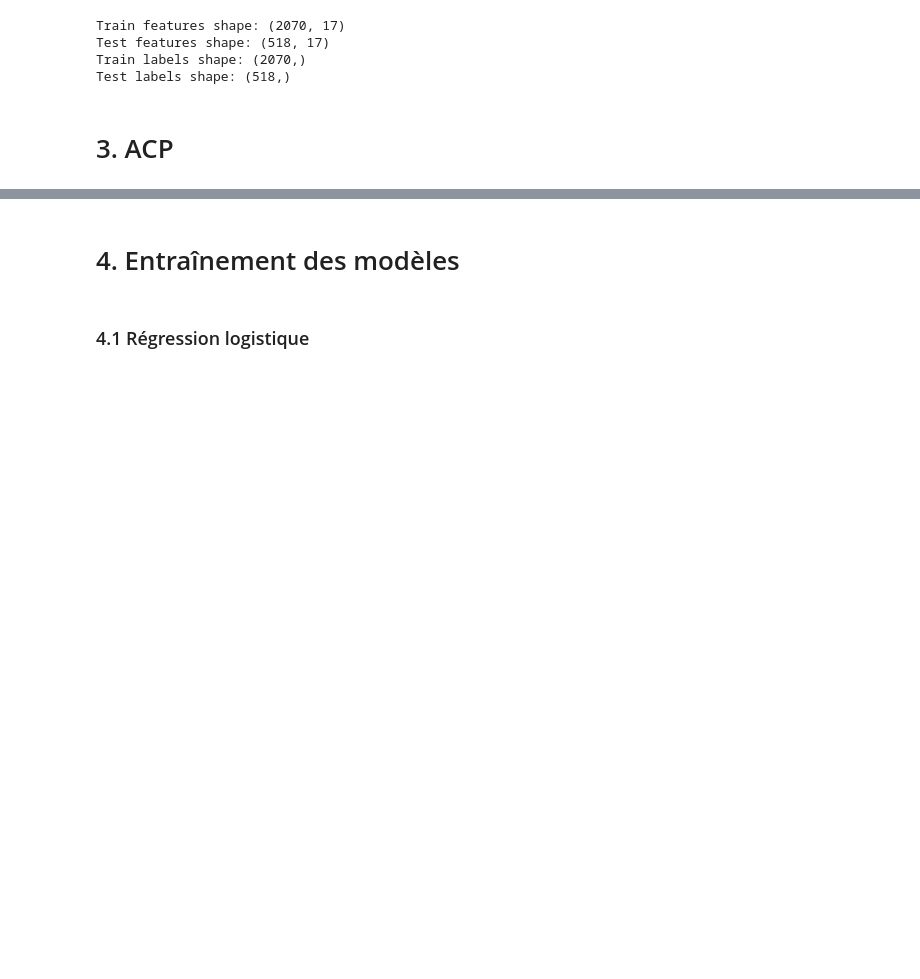
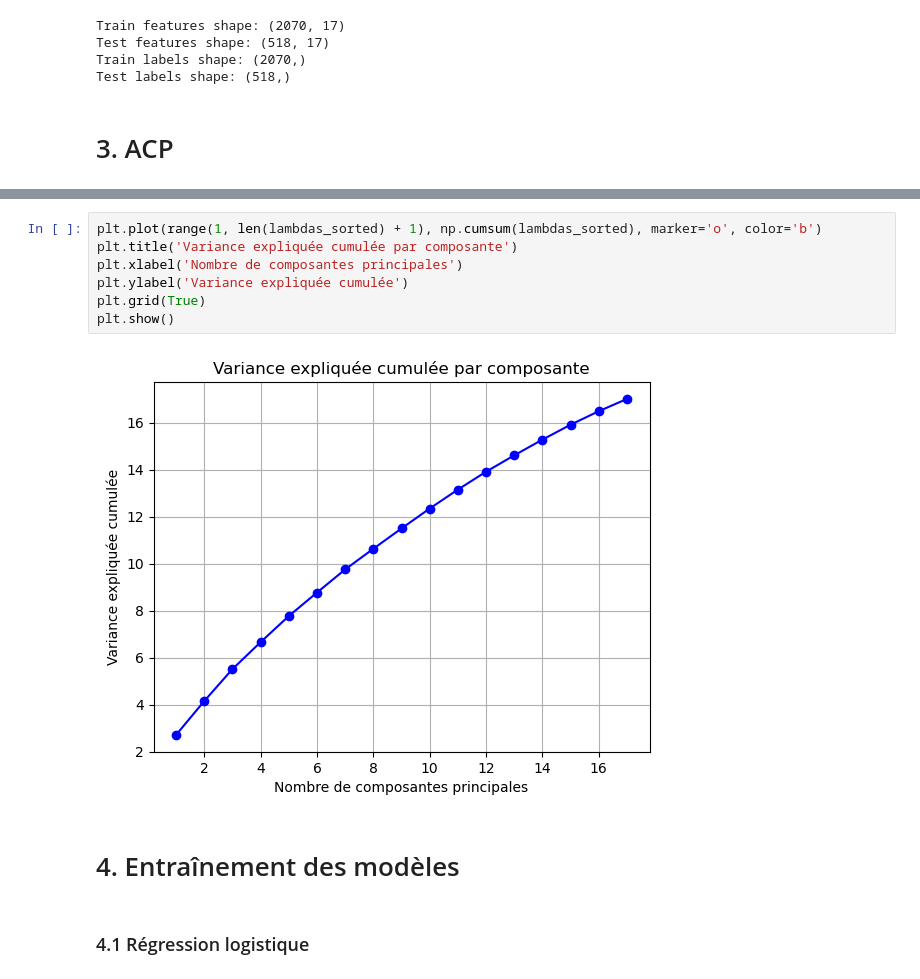
Before and after one commit to FlorianClaisse/Projet_Analyse, a Jupyter notebook: script_bis_2.ipynb, the cells around one changed output, grey strips where cells are left out. Saved outputs shown, nothing was run; the diff lists cells and outputs as text; blank space fills up the shorter version.

```diff
--- a/script_bis_2.ipynb
+++ b/script_bis_2.ipynb
@@ -348,3 +455,12 @@ ValueError: 'c' argument has 2070 elements, which is inconsistent with 'x' and '
+# %%
+plt.plot(range(1, len(lambdas_sorted) + 1), np.cumsum(lambdas_sorted), marker='o', color='b')
+plt.title('Variance expliquée cumulée par composante')
+plt.xlabel('Nombre de composantes principales')
+plt.ylabel('Variance expliquée cumulée')
+plt.grid(True)
+plt.show()
+# %% [output]
+[figure, added]
 # %% [markdown]
 # 4. Entraînement des modèles
 # %% [markdown]
```
Also changed, not shown: parts of 20 cells of this notebook, 8 other files.
